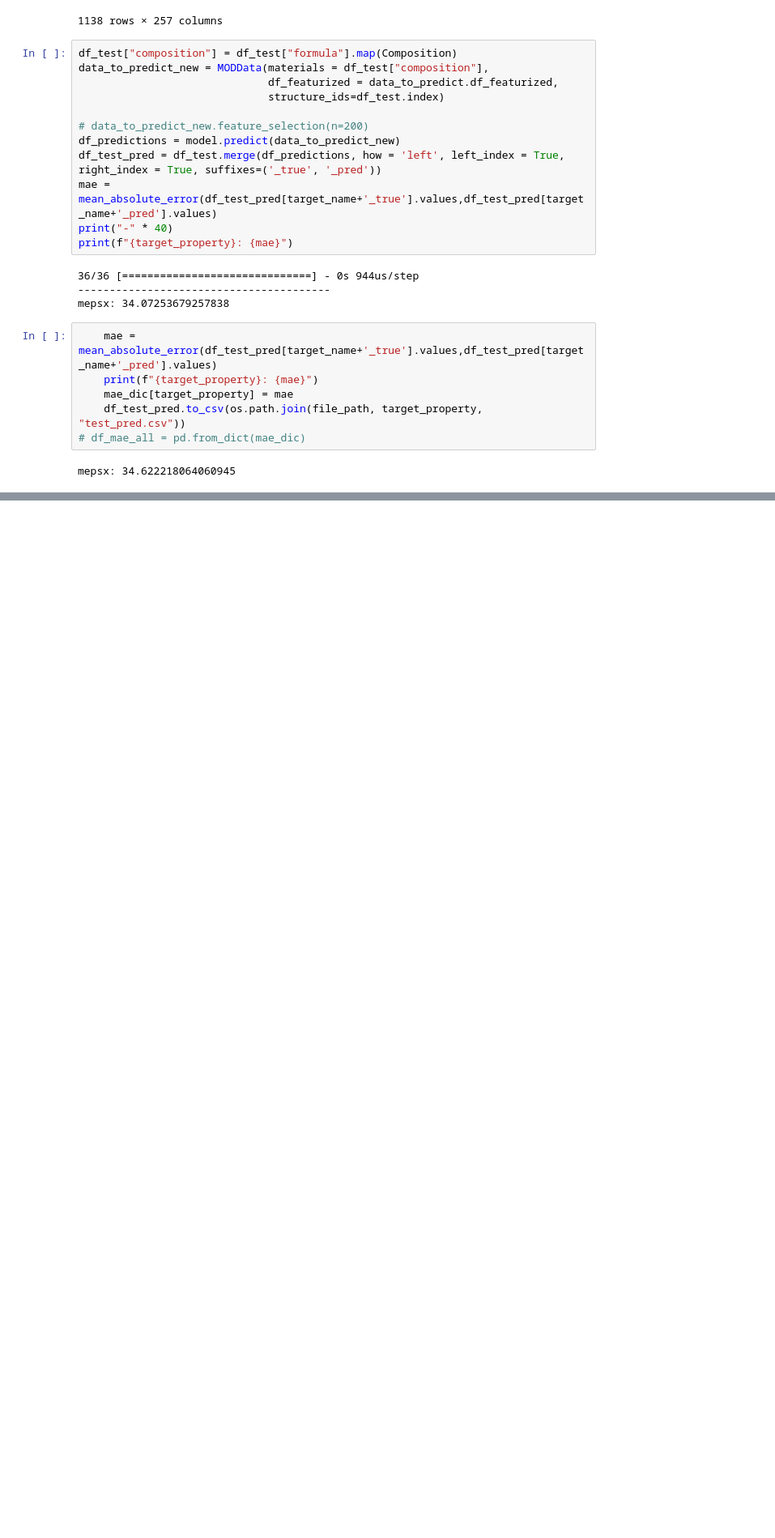
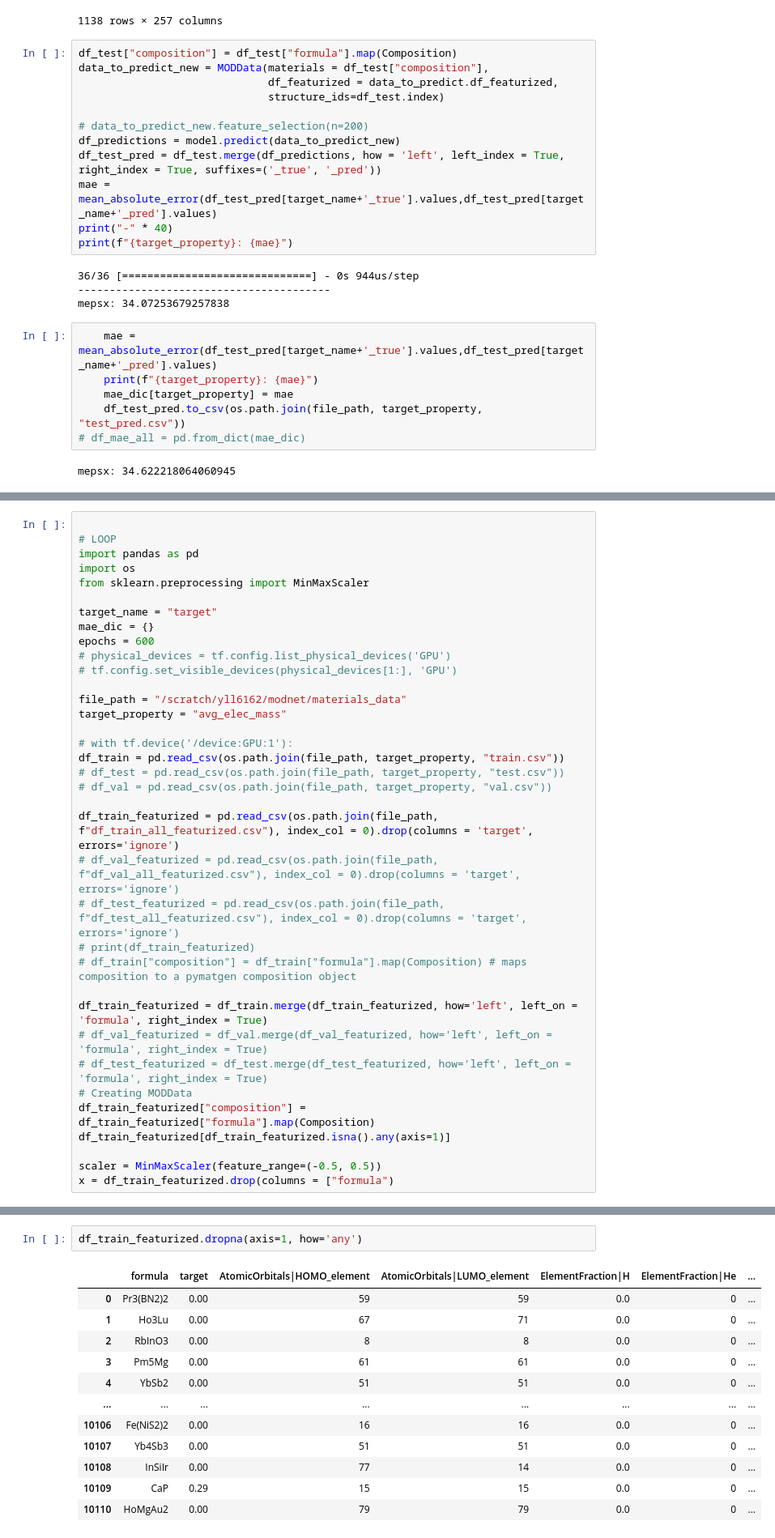
Before and after one commit to Jonathanlyj/modnet, a Jupyter notebook: example_notebooks/test2.ipynb, the cells around one changed output, grey strips where cells are left out. Shown: that part at 81% size. Drawn from its saved outputs; the diff is of its cells as text; blank space fills up the shorter version.

```diff
--- a/example_notebooks/test2.ipynb
+++ b/example_notebooks/test2.ipynb
@@ -439,0 +406,36 @@ mepsx
+# %%
+
+# LOOP
+import pandas as pd
+import os
+from sklearn.preprocessing import MinMaxScaler
+
+target_name = "target"
+mae_dic = {}
+epochs = 600
+# physical_devices = tf.config.list_physical_devices('GPU')
+# tf.config.set_visible_devices(physical_devices[1:], 'GPU')
+
+file_path = "/scratch/yll6162/modnet/materials_data"
+target_property = "avg_elec_mass"
+
+# with tf.device('/device:GPU:1'):
+df_train = pd.read_csv(os.path.join(file_path, target_property, "train.csv"))
+# df_test = pd.read_csv(os.path.join(file_path, target_property, "test.csv"))
+# df_val = pd.read_csv(os.path.join(file_path, target_property, "val.csv"))
+
+df_train_featurized = pd.read_csv(os.path.join(file_path, f"df_train_all_featurized.csv"), index_col = 0).drop(columns = 'target', errors='ignore')
+# df_val_featurized = pd.read_csv(os.path.join(file_path, f"df_val_all_featurized.csv"), index_col = 0).drop(columns = 'target', errors='ignore')
+# df_test_featurized = pd.read_csv(os.path.join(file_path, f"df_test_all_featurized.csv"), index_col = 0).drop(columns = 'target', errors='ignore')
+# print(df_train_featurized)
+# df_train["composition"] = df_train["formula"].map(Composition) # maps composition to a pymatgen composition object
+
+df_train_featurized = df_train.merge(df_train_featurized, how='left', left_on = 'formula', right_index = True)
+# df_val_featurized = df_val.merge(df_val_featurized, how='left', left_on = 'formula', right_index = True)
+# df_test_featurized = df_test.merge(df_test_featurized, how='left', left_on = 'formula', right_index = True)
+# Creating MODData
+df_train_featurized["composition"] = df_train_featurized["formula"].map(Composition)
+df_train_featurized[df_train_featurized.isna().any(axis=1)]
+
+scaler = MinMaxScaler(feature_range=(-0.5, 0.5))
+x = df_train_featurized.drop(columns = ["formula")
@@ -439,0 +461,15 @@ mepsx
+# %%
+df_train_featurized.dropna(axis=1, how='any')
+# %% [output]
+|  | formula | target | AtomicOrbitals|HOMO_element | AtomicOrbitals|LUMO_element | ElementFraction|H | ElementFraction|He | ... |
+| 0 | Pr3(BN2)2 | 0.00 | 59 | 59 | 0.0 | 0 | ... |
+| 1 | Ho3Lu | 0.00 | 67 | 71 | 0.0 | 0 | ... |
+| 2 | RbInO3 | 0.00 | 8 | 8 | 0.0 | 0 | ... |
+| 3 | Pm5Mg | 0.00 | 61 | 61 | 0.0 | 0 | ... |
+| 4 | YbSb2 | 0.00 | 51 | 51 | 0.0 | 0 | ... |
+| ... | ... | ... | ... | ... | ... | ... | ... |
+| 10106 | Fe(NiS2)2 | 0.00 | 16 | 16 | 0.0 | 0 | ... |
+| 10107 | Yb4Sb3 | 0.00 | 51 | 51 | 0.0 | 0 | ... |
+| 10108 | InSiIr | 0.00 | 77 | 14 | 0.0 | 0 | ... |
+| 10109 | CaP | 0.29 | 15 | 15 | 0.0 | 0 | ... |
+| 10110 | HoMgAu2 | 0.00 | 79 | 79 | 0.0 | 0 | ... |
```
Also changed, not shown: parts of 11 cells of this notebook, 7 other files.
